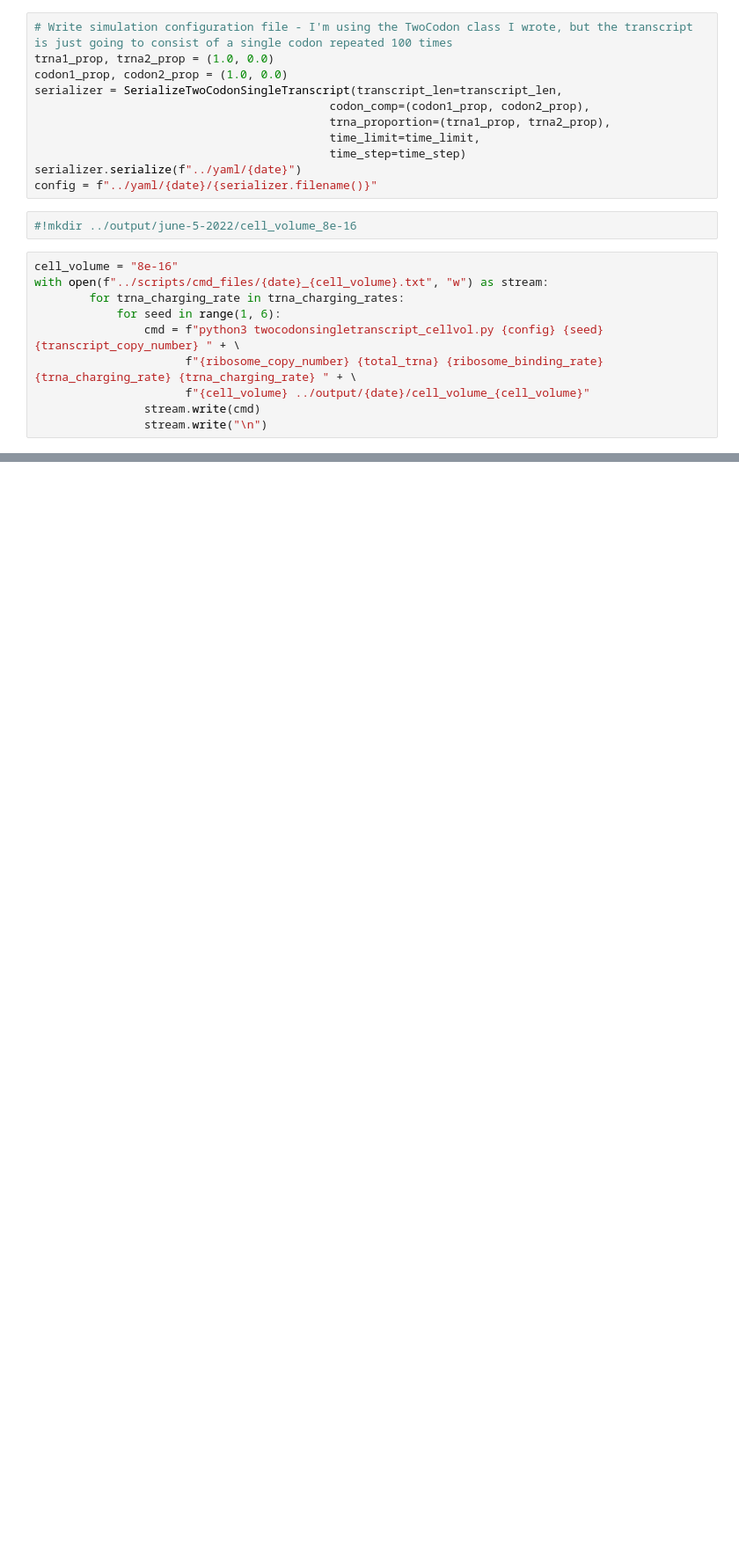
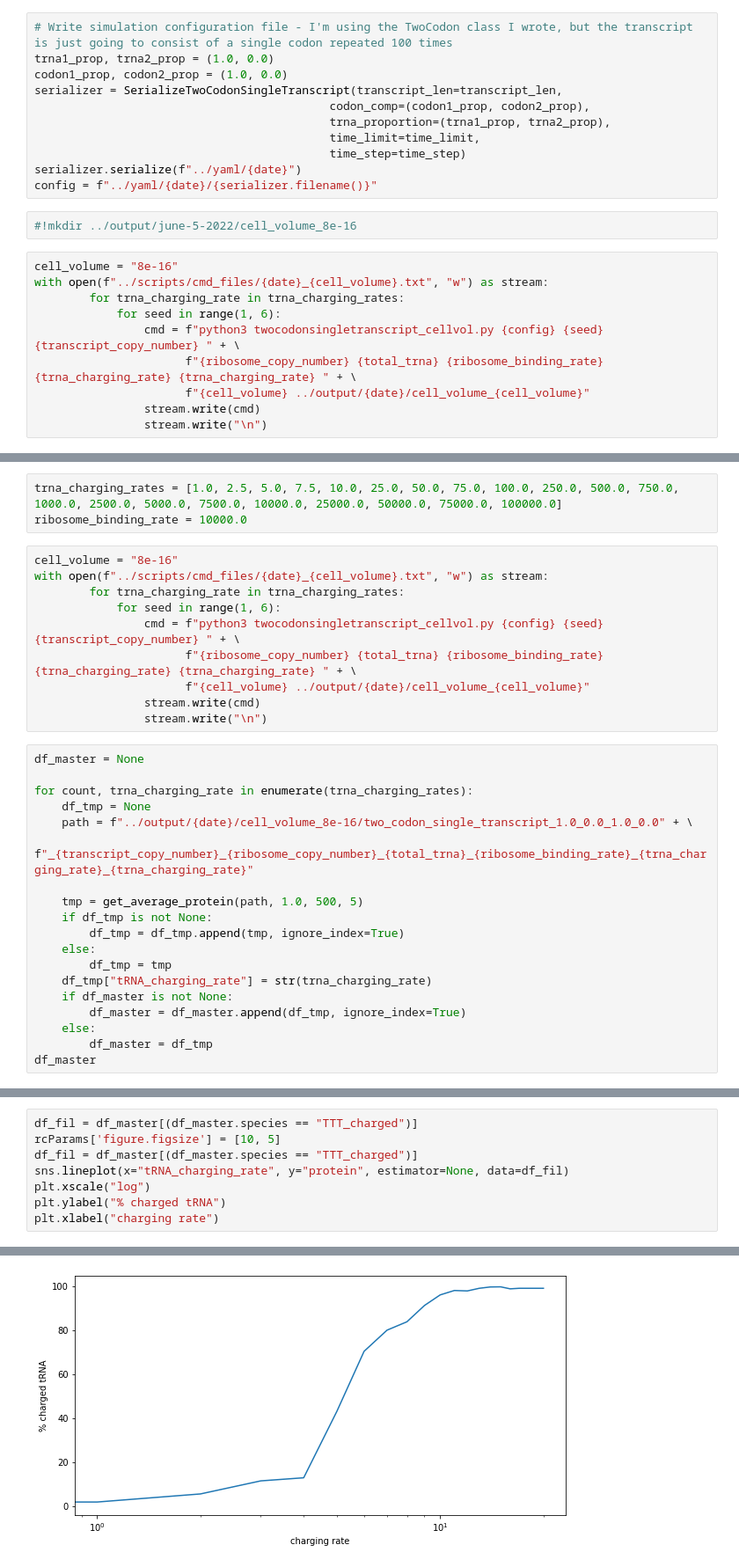
Before and after one commit to alexismhill3/tRNA-dynamics, a Jupyter notebook: notebooks/june-5-2022.ipynb, the cells around one changed output, grey strips where cells are left out. Shown: that part at 88% size. Drawn from its saved outputs; the diff is of its cells as text; blank space fills up the shorter version.

```diff
--- a/notebooks/june-5-2022.ipynb
+++ b/notebooks/june-5-2022.ipynb
@@ -41,0 +259,32 @@ with open(f"../scripts/cmd_files/{date}_{cell_volume}.txt", "w") as stream:
+# %%
+trna_charging_rates = [1.0, 2.5, 5.0, 7.5, 10.0, 25.0, 50.0, 75.0, 100.0, 250.0, 500.0, 750.0, 1000.0, 2500.0, 5000.0, 7500.0, 10000.0, 25000.0, 50000.0, 75000.0, 100000.0]
+ribosome_binding_rate = 10000.0
+# %%
+cell_volume = "8e-16"
+with open(f"../scripts/cmd_files/{date}_{cell_volume}.txt", "w") as stream:
+        for trna_charging_rate in trna_charging_rates:
+            for seed in range(1, 6):
+                cmd = f"python3 twocodonsingletranscript_cellvol.py {config} {seed} {transcript_copy_number} " + \
+                      f"{ribosome_copy_number} {total_trna} {ribosome_binding_rate} {trna_charging_rate} {trna_charging_rate} " + \
+                      f"{cell_volume} ../output/{date}/cell_volume_{cell_volume}"
+                stream.write(cmd)
+                stream.write("\n")
+# %%
+df_master = None
+
+for count, trna_charging_rate in enumerate(trna_charging_rates):
+    df_tmp = None
+    path = f"../output/{date}/cell_volume_8e-16/two_codon_single_transcript_1.0_0.0_1.0_0.0" + \
+           f"_{transcript_copy_number}_{ribosome_copy_number}_{total_trna}_{ribosome_binding_rate}_{trna_charging_rate}_{trna_charging_rate}"
+
+    tmp = get_average_protein(path, 1.0, 500, 5)
+    if df_tmp is not None:
+        df_tmp = df_tmp.append(tmp, ignore_index=True)
+    else:
+        df_tmp = tmp
+    df_tmp["tRNA_charging_rate"] = str(trna_charging_rate)
+    if df_master is not None:
+        df_master = df_master.append(df_tmp, ignore_index=True)
+    else:
+        df_master = df_tmp
+df_master
@@ -41,0 +305,9 @@ with open(f"../scripts/cmd_files/{date}_{cell_volume}.txt", "w") as stream:
+# %%
+df_fil = df_master[(df_master.species == "TTT_charged")]
+rcParams['figure.figsize'] = [10, 5]
+df_fil = df_master[(df_master.species == "TTT_charged")]
+sns.lineplot(x="tRNA_charging_rate", y="protein", estimator=None, data=df_fil)
+plt.xscale("log")
+plt.ylabel("% charged tRNA")
+plt.xlabel("charging rate")
+# %% [output]
@@ -41,0 +315 @@ with open(f"../scripts/cmd_files/{date}_{cell_volume}.txt", "w") as stream:
+[figure, added]
```
Also changed, not shown: parts of 15 cells of this notebook, 2 other files.
